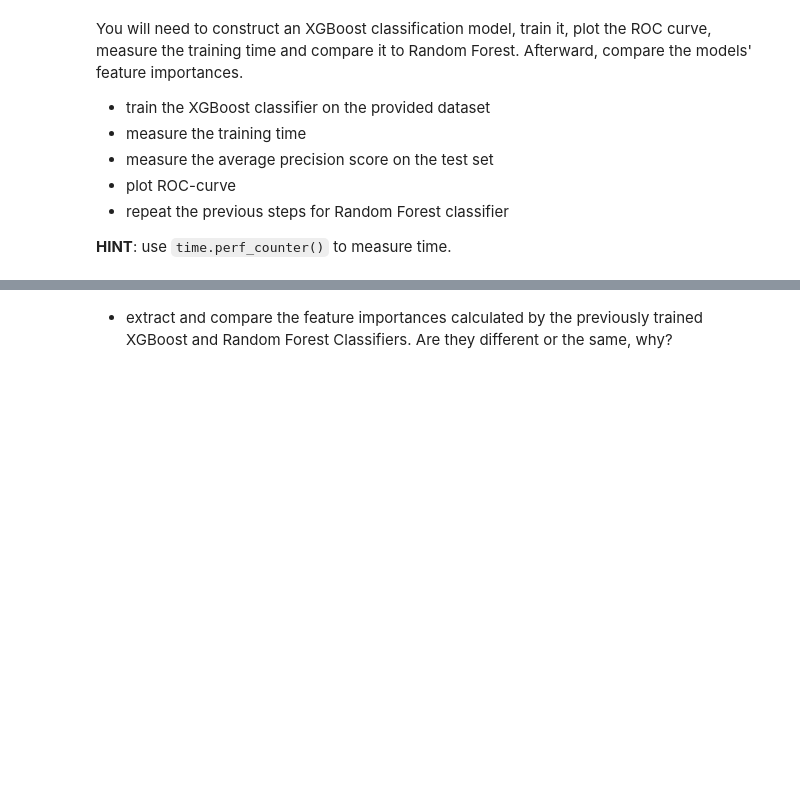
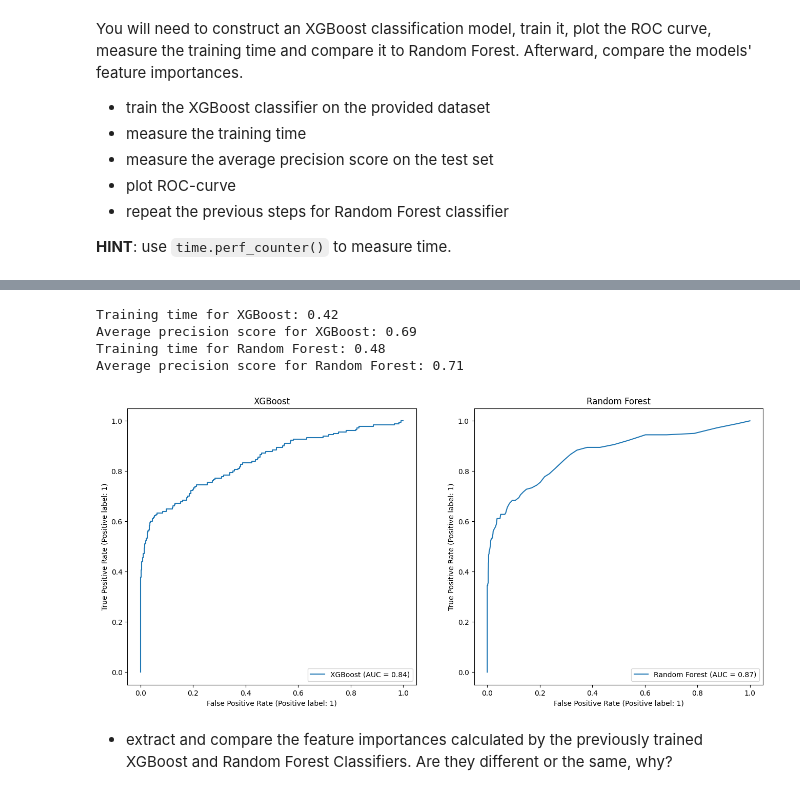
Before and after one commit to Evgurov/ML, a Jupyter notebook: hw_1.ipynb, the cells around one changed output, grey strips where cells are left out. Drawn from its saved outputs; the diff is of its cells as text; code cells hidden in the pictures; blank space fills up the shorter version.

```diff
--- a/hw_1.ipynb
+++ b/hw_1.ipynb
@@ -647,2 +703,43 @@ Average precision score for Random Forest: 0.7171403761989037
+# %%
+### BEGIN Solution (do not delete this comment)
+
+xgb = XGBClassifier(random_state=0xC0FFEE)
+random_forest = RandomForestClassifier(random_state=0xC0FFEE)
+
+classifiers = [xgb,
+               random_forest]
+
+labels = ['XGBoost',
+          'Random Forest']
+
+fig, axes = plt.subplots(1, 2, figsize=(16, 7))
+
+for clf, label, ax in zip(classifiers,
+                            labels,
+                            axes):
+    start = time.perf_counter()
+    clf.fit(X_train, y_train)
+    stop = time.perf_counter()
+
+    y_pred = clf.predict_proba(X_test)
+
+    precision = average_precision_score(y_test, y_pred[:,1])
+
+    print(f'Training time for {label}: {stop - start:.2f}')
+    print(f'Average precision score for {label}: {precision:.2f}')
+
+    RocCurveDisplay.from_predictions(y_test, y_pred[:,1], ax=ax , name=label)
+
+    ax.set_title(label)
+
+plt.show()
+
+### END Solution (do not delete this comment)
+# %% [output]
+Training time for XGBoost: 0.42
+Average precision score for XGBoost: 0.69
+Training time for Random Forest: 0.48
+Average precision score for Random Forest: 0.71
+[figure, added]
 # %% [markdown]
 * extract and compare the feature importances calculated by the previously trained XGBoost and Random Forest Classifiers. Are they different or the same, why?
```
Also changed, not shown: parts of 16 cells of this notebook.
